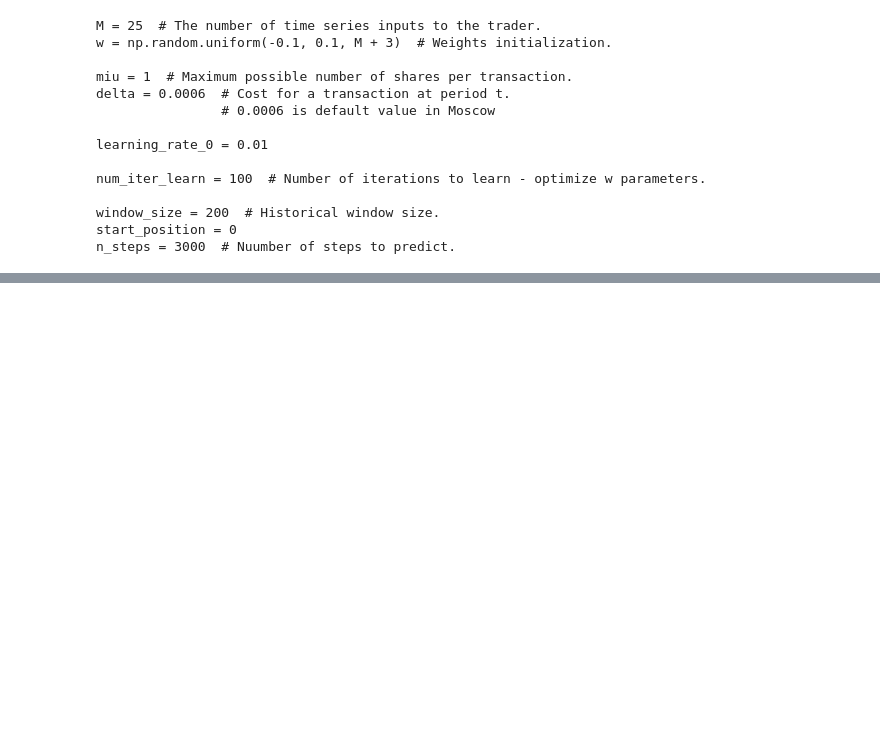
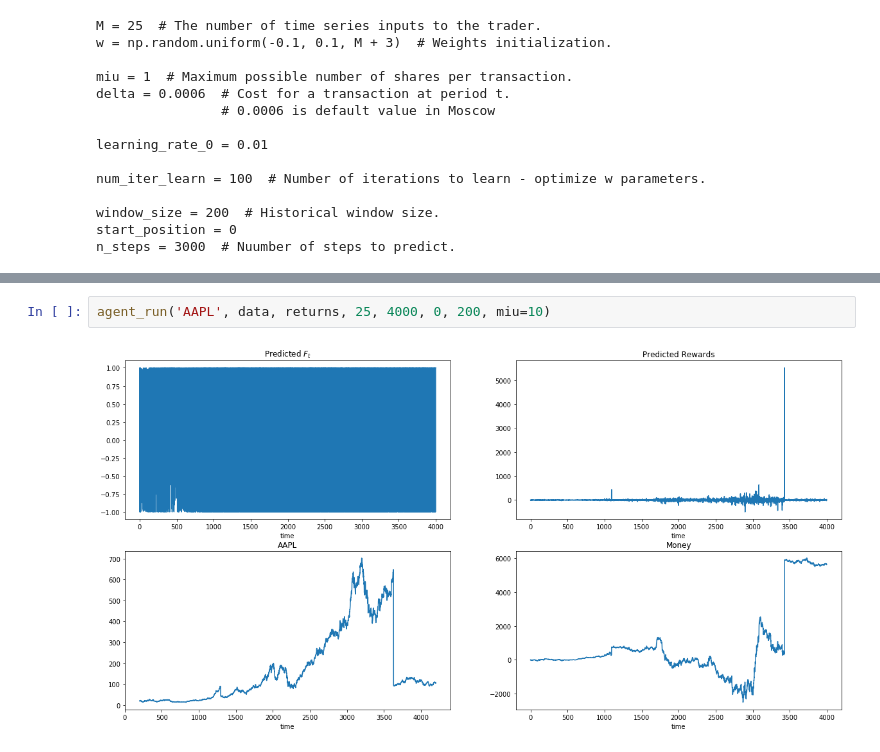
Before and after one commit to FRTP/Algorithms, a Jupyter notebook: src/main_test.ipynb, the cells around one changed output, grey strips where cells are left out. Drawn from its saved outputs; the diff is of its cells as text; blank space fills up the shorter version.

```diff
--- a/src/main_test.ipynb
+++ b/src/main_test.ipynb
@@ -406,0 +490,4 @@ n_steps = 3000  # Nuumber of steps to predict.
+# %%
+agent_run('AAPL', data, returns, 25, 4000, 0, 200, miu=10)
+# %% [output]
+[figure, added]
```
Also changed, not shown: parts of 17 cells of this notebook.
